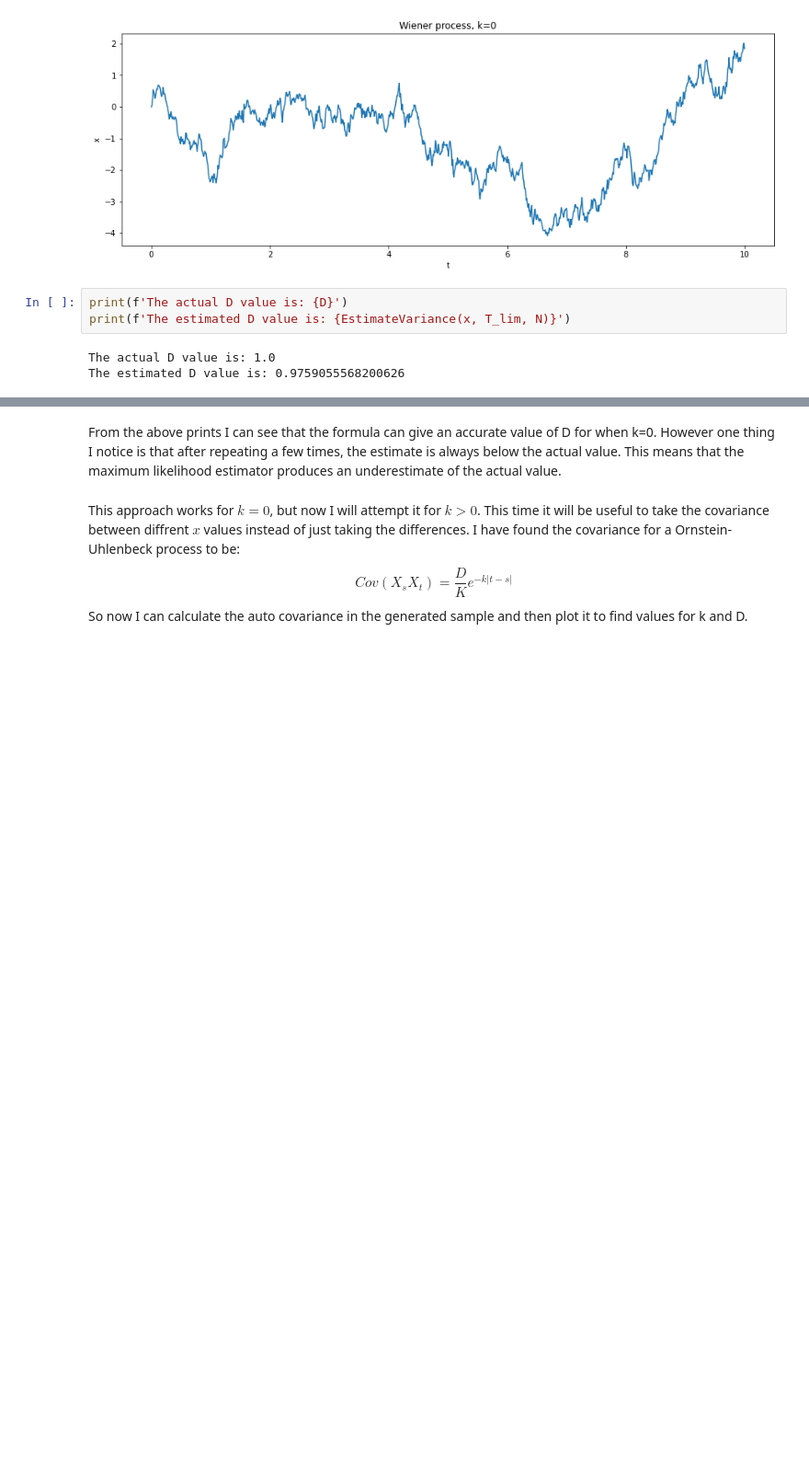
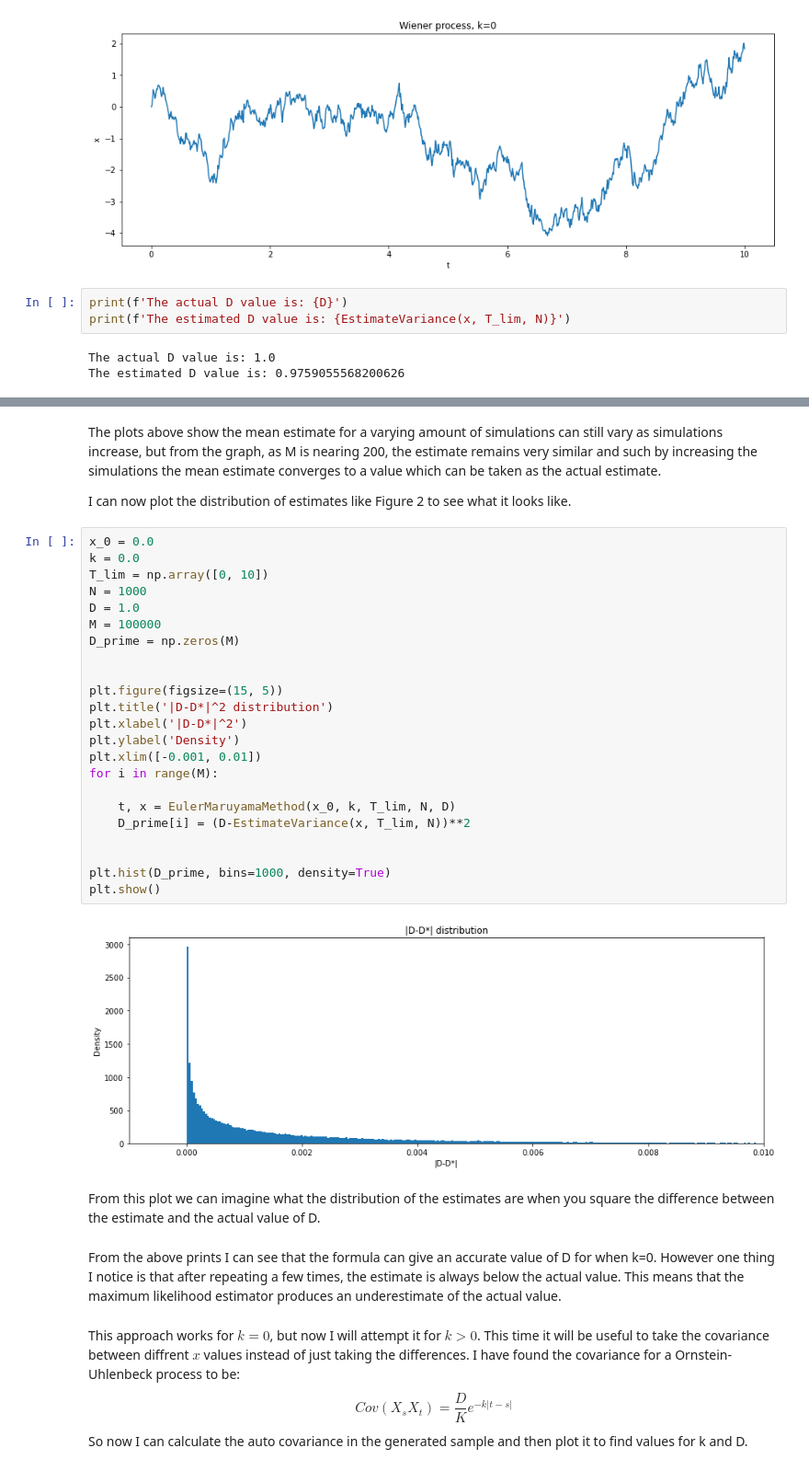
Before and after one commit to db14401/M4R, a Jupyter notebook: SDE_numerical_solution.ipynb, the cells around one changed output, grey strips where cells are left out. Shown: that part at 92% size. Cells and saved outputs as stored; diff of their text form; blank space fills up the shorter version.

```diff
--- a/SDE_numerical_solution.ipynb
+++ b/SDE_numerical_solution.ipynb
@@ -170,3 +245,34 @@ The estimated D value is: 0.9759055568200626
+# %% [markdown]
+The plots above show the mean estimate for a varying amount of simulations can still vary as simulations increase, but from the graph, as M is nearing 200, the estimate remains very similar and such by increasing the simulations the mean estimate converges to a value which can be taken as the actual estimate.
+
+I can now plot the distribution of estimates like Figure 2 to see what it looks like.
+# %%
+x_0 = 0.0
+k = 0.0
+T_lim = np.array([0, 10])
+N = 1000
+D = 1.0
+M = 100000
+D_prime = np.zeros(M)
+
+
+plt.figure(figsize=(15, 5))
+plt.title('|D-D*|^2 distribution')
+plt.xlabel('|D-D*|^2')
+plt.ylabel('Density')
+plt.xlim([-0.001, 0.01])
+for i in range(M):
+
+    t, x = EulerMaruyamaMethod(x_0, k, T_lim, N, D)
+    D_prime[i] = (D-EstimateVariance(x, T_lim, N))**2
+
+
+plt.hist(D_prime, bins=1000, density=True)
+plt.show()
+# %% [output]
+[figure, added]
+# %% [markdown]
+From this plot we can imagine what the distribution of the estimates are when you square the difference between the estimate and the actual value of D.
 # %% [markdown]
 From the above prints I can see that the formula can give an accurate value of D for when k=0. However one thing I notice is that after repeating a few times, the estimate is always below the actual value. This means that the maximum likelihood estimator produces an underestimate of the actual value.
 # %% [markdown]
```
Also changed, not shown: parts of 8 cells of this notebook.
